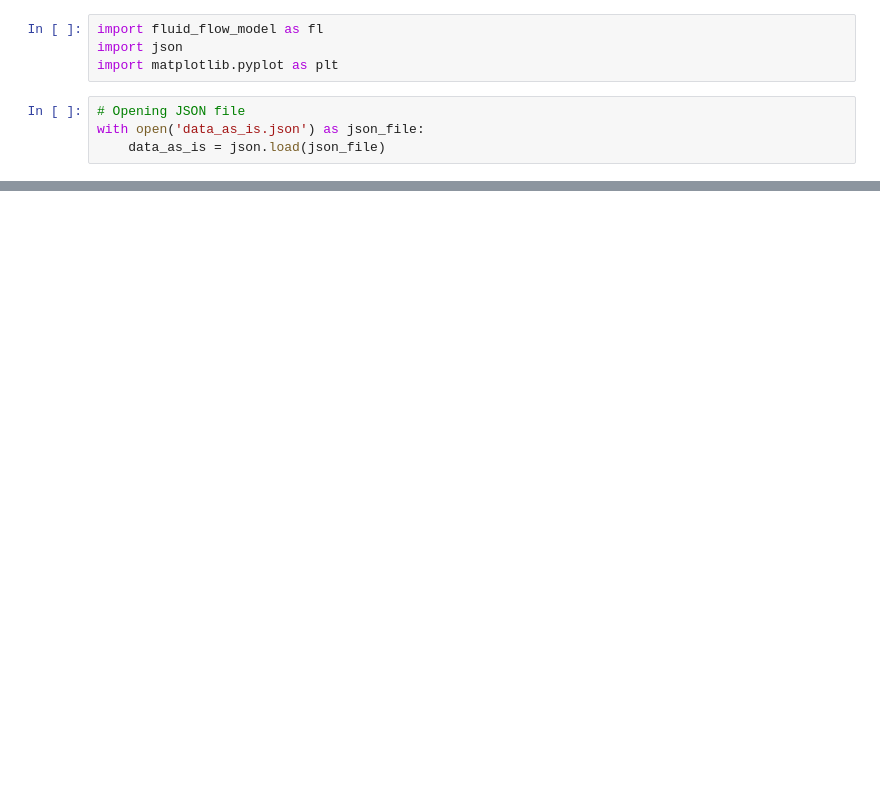
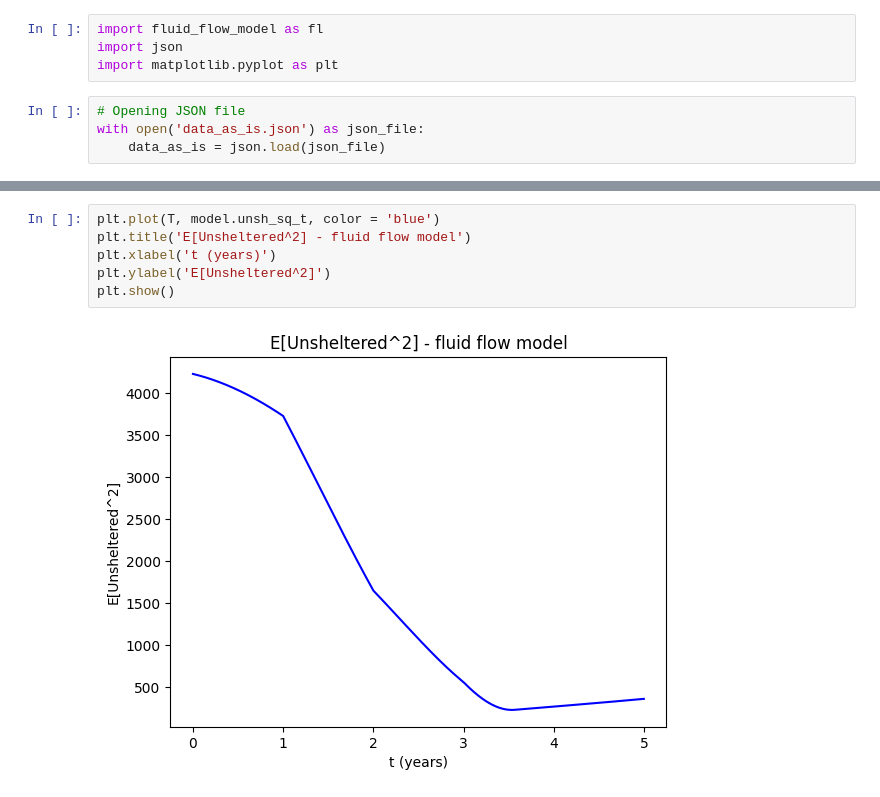
Before and after one commit to grahamburgess3/homeless_services, a Jupyter notebook: 08_fluid_flow_model.ipynb, the cells around one changed output, grey strips where cells are left out. Drawn from its saved outputs; the diff is of its cells as text; blank space fills up the shorter version.

```diff
--- a/08_fluid_flow_model.ipynb
+++ b/08_fluid_flow_model.ipynb
@@ -29,0 +31,8 @@ plt.show()
+# %%
+plt.plot(T, model.unsh_sq_t, color = 'blue')
+plt.title('E[Unsheltered^2] - fluid flow model')
+plt.xlabel('t (years)')
+plt.ylabel('E[Unsheltered^2]')
+plt.show()
+# %% [output]
+[figure, added]
```
Also changed, not shown: parts of 4 cells of this notebook, 1 other file.
